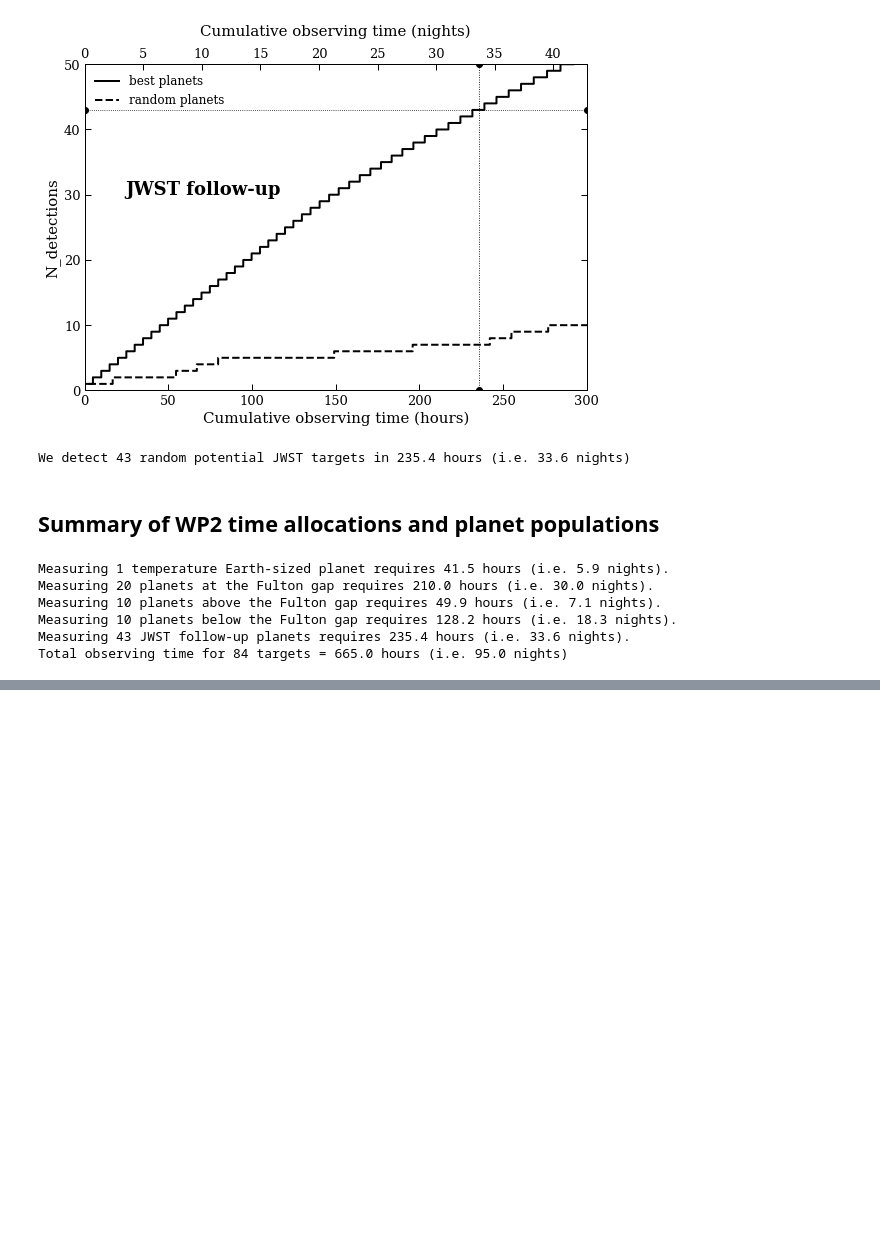
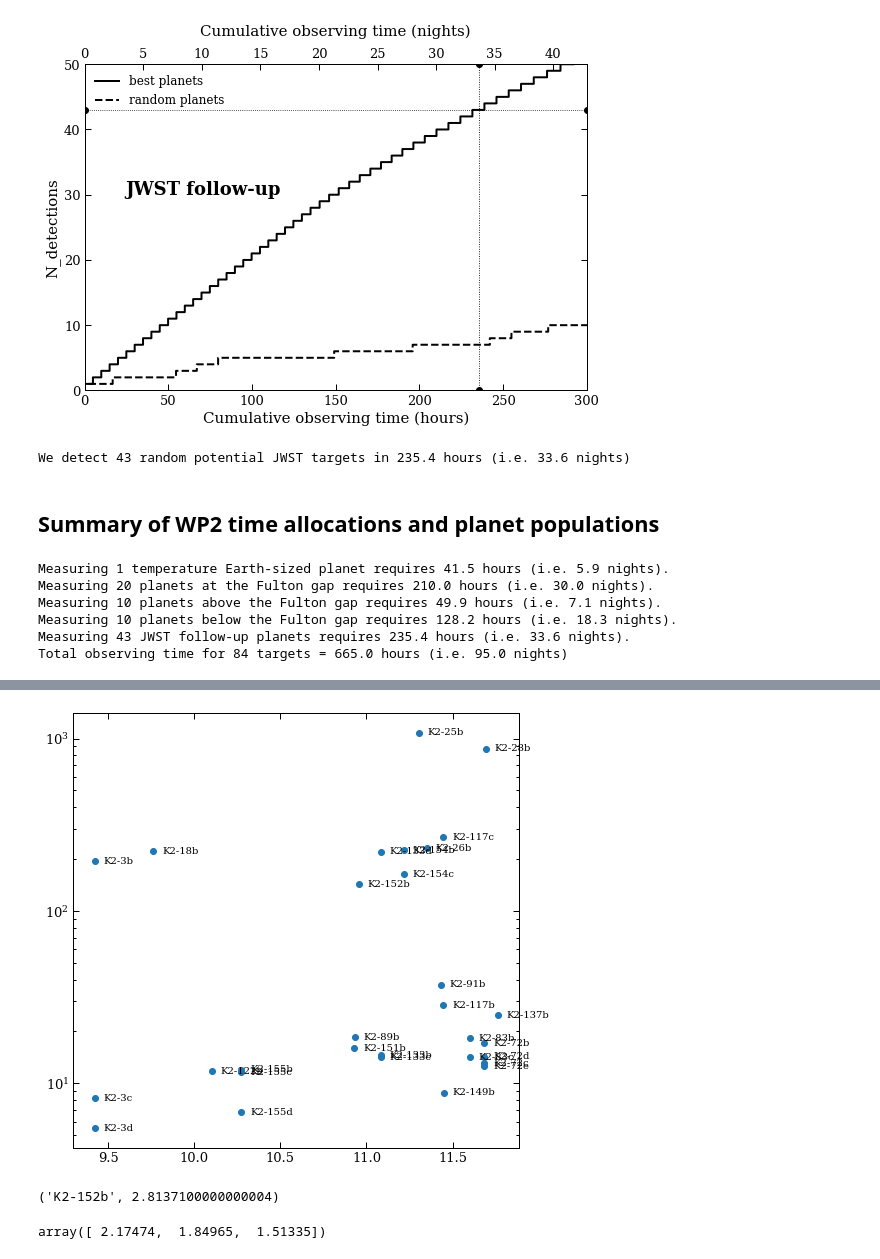
Before and after one commit to r-cloutier/RVInformation, a Jupyter notebook: WP2outline.ipynb, the cells around one changed output, grey strips where cells are left out. Cells and saved outputs as stored; diff of their text form; code cells hidden in the pictures; blank space fills up the shorter version.

```diff
--- a/WP2outline.ipynb
+++ b/WP2outline.ipynb
@@ -239,0 +248,16 @@ self.HZ
+# %%
+plt.figure(figsize=(8,8))
+plt.scatter(JK2, transmissionK2_ppm), plt.yscale('log')
+for i in range(starnames.size):
+    plt.text(JK2[i]+.05, transmissionK2_ppm[i], starnames[i], verticalalignment='center')
+# %% [output]
+[figure, added]
+# %%
+i=10
+starnames[i], rpK2[i]
+# %% [output]
+('K2-152b', 2.8137100000000004)
+# %%
+rpK2[:3]
+# %% [output]
+array([ 2.17474,  1.84965,  1.51335])
```
Also changed, not shown: parts of 6 cells of this notebook, 3 other files.
